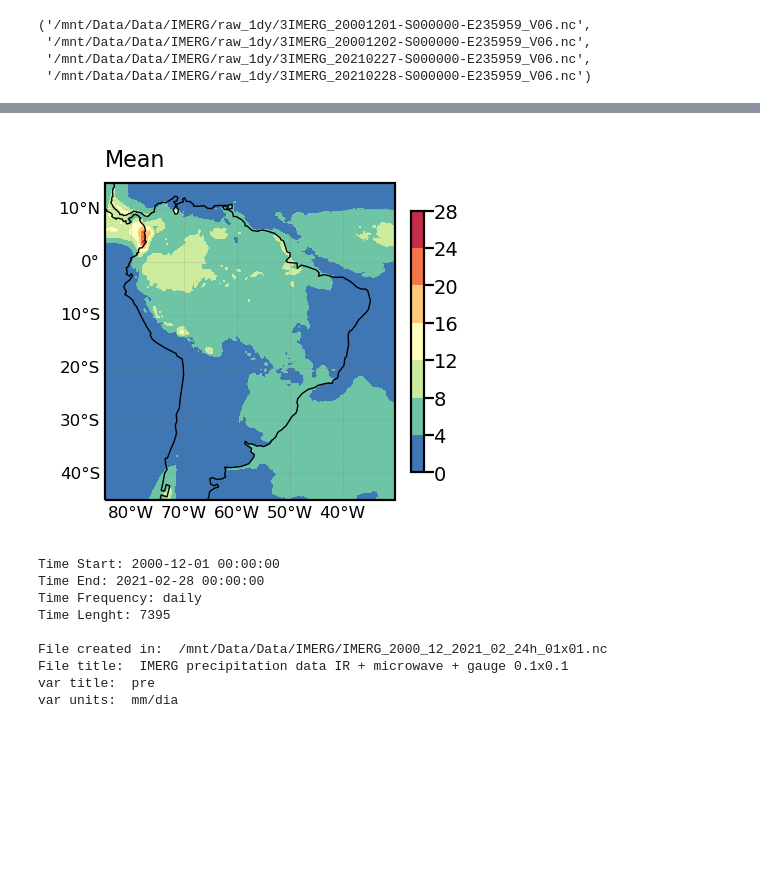
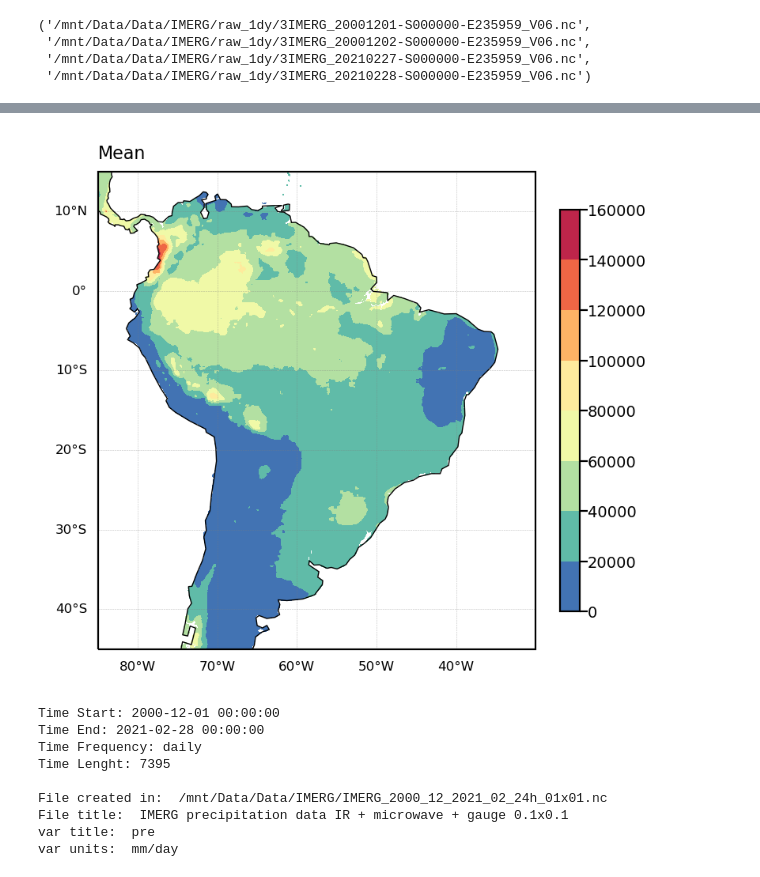
Before and after one commit to mhacarthur/IMERG_processing, a Jupyter notebook: jupyter/preprocessing/daily_01x01_concat.ipynb, the cells around one changed output, grey strips where cells are left out. Saved outputs shown, nothing was run; the diff lists cells and outputs as text; code cells hidden in the pictures; blank space fills up the shorter version.

```diff
--- a/jupyter/preprocessing/daily_01x01_concat.ipynb
+++ b/jupyter/preprocessing/daily_01x01_concat.ipynb
@@ -47,3 +47,4 @@ for t in range(len_list):
     salida[t,:,:] = data['precipitationCal'][0,:,:].data.T
 
 pre_mean = np.mean(salida,axis=0)
+pre_sum = np.sum(salida,axis=0)
@@ -59,0 +51,2 @@ plt.plot(mean_serie,linewidth=0.5)
+# %%
+pre_sum = ca.remove_continent_ocean(pre_sum,lat,lon,'ocean')
@@ -60,26 +55,26 @@ plt.plot(mean_serie,linewidth=0.5)
 # %%
 proj = ccrs.PlateCarree()
 cmap = plt.cm.Spectral_r
 levels = None
 
-fig = plt.figure(figsize=(7,5),dpi=200)
-gs = gridspec.GridSpec(1,3)
+fig = plt.figure(figsize=(4,4),dpi=200)
+gs = gridspec.GridSpec(1,1)
 
 ax1 = plt.subplot(gs[0, 0], projection = proj)
 ax1.coastlines(linestyle='-',linewidth=0.5,color='black',zorder=4)
-a1 = ax1.contourf(lon2d,lat2d,pre_mean,cmap=cmap,levels=levels)
+a1 = ax1.contourf(lon2d,lat2d,pre_sum,cmap=cmap,levels=levels)
 gl = ax1.gridlines(crs=proj,draw_labels=True,linewidth=0.2,color='gray',alpha=0.5,linestyle='--')
 gl.top_labels = False
 gl.bottom_labels = True
 gl.left_labels = True
 gl.right_labels = False
 gl.xlabel_style = {'size': 6, 'color': 'k'}
 gl.ylabel_style = {'size': 6, 'color': 'k'}
 ax1.set_title('Mean',fontsize=8,loc='left')
 cbar1 = plt.colorbar(a1,fraction=0.041)
 cbar1.ax.tick_params(labelsize=7, pad=0.04)
 # %% [output]
-[figure, old version]
+[figure, new version]
 # %%
 file_name_out = "/mnt/Data/Data/IMERG/IMERG_2000_12_2021_02_24h_01x01.nc"
 
@@ -90,10 +85,10 @@ info = {'file': file_name_out,
         'time_frequency': 'daily',
         'time_interval': 1,
         'var_name': 'pre',
-        'var_units': 'mm/dia'}
+        'var_units': 'mm/day'}
 
 print()
-ca.create_netcdf(info,salida,lat,lon)
+# ca.create_netcdf(info,salida,lat,lon)
 # %% [output]
 Time Start: 2000-12-01 00:00:00
 Time End: 2021-02-28 00:00:00
@@ -103,4 +98,4 @@ Time Lenght: 7395
 File created in:  /mnt/Data/Data/IMERG/IMERG_2000_12_2021_02_24h_01x01.nc
 File title:  IMERG precipitation data IR + microwave + gauge 0.1x0.1
 var title:  pre
-var units:  mm/dia
+var units:  mm/day
```
Also changed, not shown: parts of 3 cells of this notebook, 1 other file.
